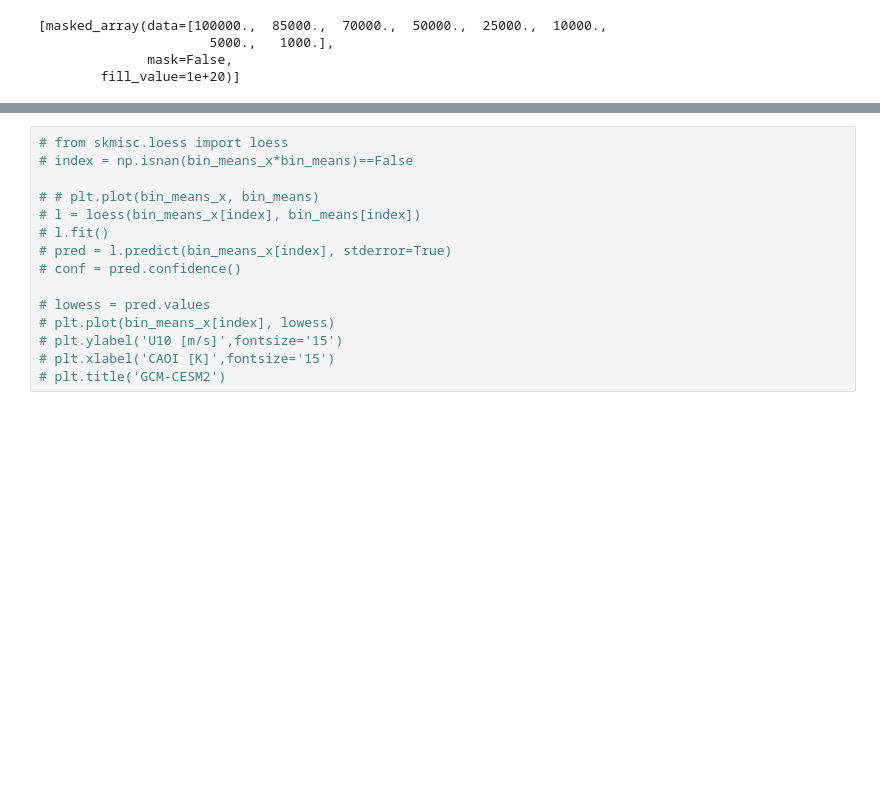
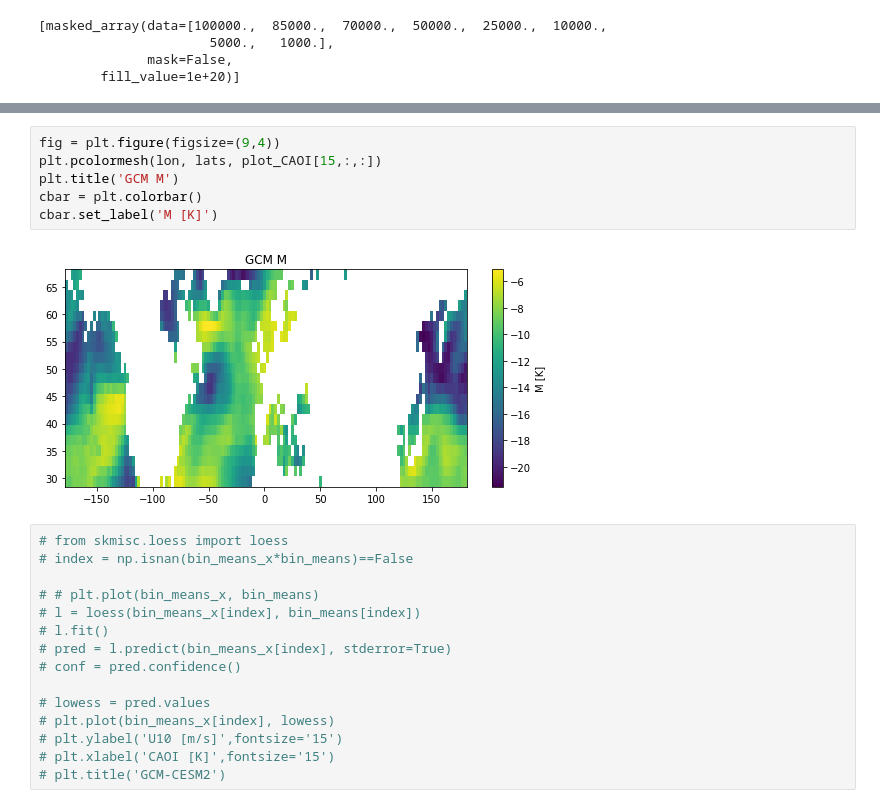
Before and after one commit to geethmaw/link, a Jupyter notebook: GCMwindVsM-daily-models.ipynb, the cells around one changed output, grey strips where cells are left out. Saved outputs shown, nothing was run; the diff lists cells and outputs as text; blank space fills up the shorter version.

```diff
--- a/GCMwindVsM-daily-models.ipynb
+++ b/GCMwindVsM-daily-models.ipynb
@@ -190,3 +214,11 @@ plt.savefig('../figures/U10vsM_50S_50N.png')
+# %%
+fig = plt.figure(figsize=(9,4))
+plt.pcolormesh(lon, lats, plot_CAOI[15,:,:])
+plt.title('GCM M')
+cbar = plt.colorbar()
+cbar.set_label('M [K]')
+# %% [output]
+[figure, added]
 # %%
 # from skmisc.loess import loess
 # index = np.isnan(bin_means_x*bin_means)==False
```
Also changed, not shown: parts of 53 cells of this notebook, 29 other files.
